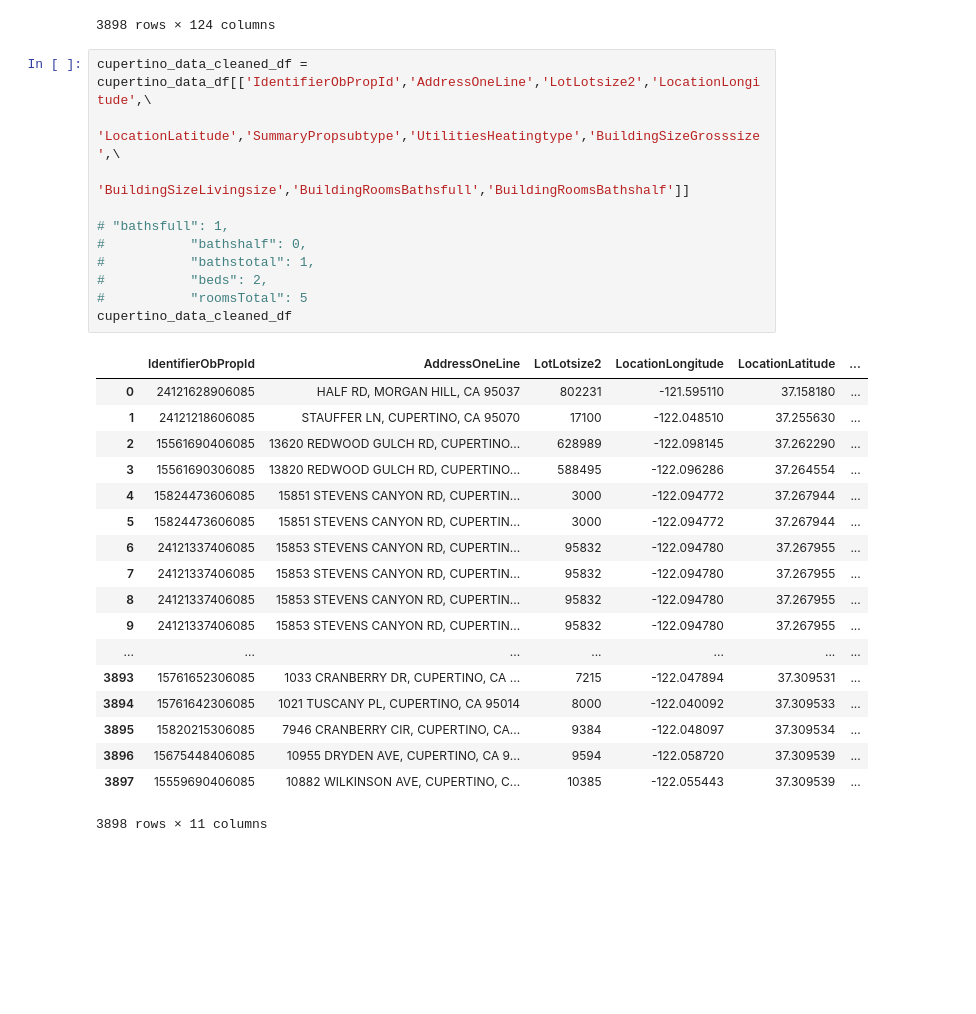
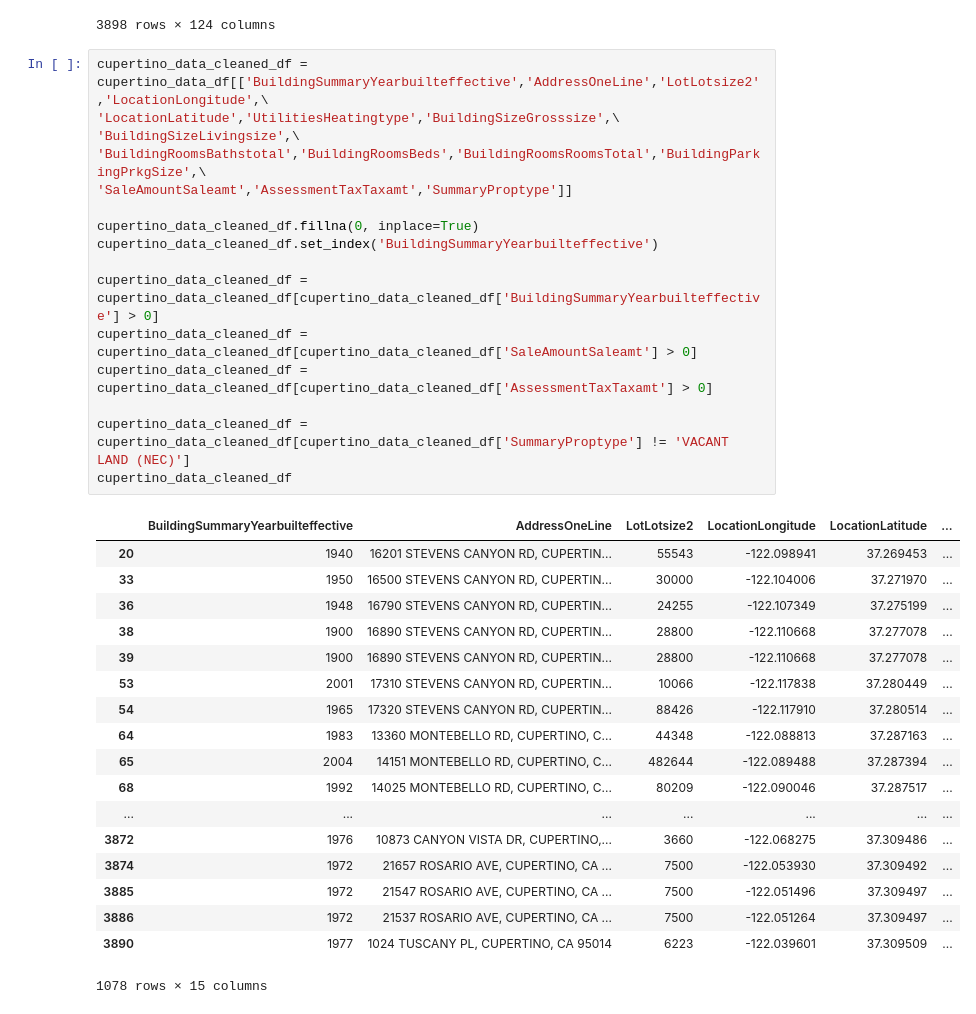
Before and after one commit to MelissaDjohan/Real-Estate-Data-Analysis, a Jupyter notebook: pyconstruction.ipynb, the cells around one changed output. Cells and saved outputs as stored; diff of their text form; blank space fills up the shorter version.

```diff
--- a/pyconstruction.ipynb
+++ b/pyconstruction.ipynb
@@ -43,33 +43,38 @@ cupertino_data_df
 | 3896 | 15675448406085 | 6085 | 35614019 | 35614019 | 156754484 | 123 | ... |
 | 3897 | 15559690406085 | 6085 | 35613060 | 35613060 | 155596904 | 110 | ... |
 3898 rows × 124 columns
-# %%
-cupertino_data_cleaned_df = cupertino_data_df[['IdentifierObPropId','AddressOneLine','LotLotsize2','LocationLongitude',\
-                           'LocationLatitude','SummaryPropsubtype','UtilitiesHeatingtype','BuildingSizeGrosssize',\
-                                               'BuildingSizeLivingsize','BuildingRoomsBathsfull','BuildingRoomsBathshalf']]
-
-# "bathsfull": 1,
-#           "bathshalf": 0,
-#           "bathstotal": 1,
-#           "beds": 2,
-#           "roomsTotal": 5
-cupertino_data_cleaned_df
-# %% [output]
-|  | IdentifierObPropId | AddressOneLine | LotLotsize2 | LocationLongitude | LocationLatitude | ... |
-| 0 | 24121628906085 | HALF RD, MORGAN HILL, CA 95037 | 802231 | -121.595110 | 37.158180 | ... |
-| 1 | 24121218606085 | STAUFFER LN, CUPERTINO, CA 95070 | 17100 | -122.048510 | 37.255630 | ... |
-| 2 | 15561690406085 | 13620 REDWOOD GULCH RD, CUPERTINO... | 628989 | -122.098145 | 37.262290 | ... |
-| 3 | 15561690306085 | 13820 REDWOOD GULCH RD, CUPERTINO... | 588495 | -122.096286 | 37.264554 | ... |
-| 4 | 15824473606085 | 15851 STEVENS CANYON RD, CUPERTIN... | 3000 | -122.094772 | 37.267944 | ... |
-| 5 | 15824473606085 | 15851 STEVENS CANYON RD, CUPERTIN... | 3000 | -122.094772 | 37.267944 | ... |
-| 6 | 24121337406085 | 15853 STEVENS CANYON RD, CUPERTIN... | 95832 | -122.094780 | 37.267955 | ... |
-| 7 | 24121337406085 | 15853 STEVENS CANYON RD, CUPERTIN... | 95832 | -122.094780 | 37.267955 | ... |
-| 8 | 24121337406085 | 15853 STEVENS CANYON RD, CUPERTIN... | 95832 | -122.094780 | 37.267955 | ... |
-| 9 | 24121337406085 | 15853 STEVENS CANYON RD, CUPERTIN... | 95832 | -122.094780 | 37.267955 | ... |
-| ... | ... | ... | ... | ... | ... | ... |
-| 3893 | 15761652306085 | 1033 CRANBERRY DR, CUPERTINO, CA ... | 7215 | -122.047894 | 37.309531 | ... |
-| 3894 | 15761642306085 | 1021 TUSCANY PL, CUPERTINO, CA 95014 | 8000 | -122.040092 | 37.309533 | ... |
-| 3895 | 15820215306085 | 7946 CRANBERRY CIR, CUPERTINO, CA... | 9384 | -122.048097 | 37.309534 | ... |
-| 3896 | 15675448406085 | 10955 DRYDEN AVE, CUPERTINO, CA 9... | 9594 | -122.058720 | 37.309539 | ... |
-| 3897 | 15559690406085 | 10882 WILKINSON AVE, CUPERTINO, C... | 10385 | -122.055443 | 37.309539 | ... |
-3898 rows × 11 columns
+# %%
+cupertino_data_cleaned_df = cupertino_data_df[['BuildingSummaryYearbuilteffective','AddressOneLine','LotLotsize2','LocationLongitude',\
+'LocationLatitude','UtilitiesHeatingtype','BuildingSizeGrosssize',\
+'BuildingSizeLivingsize',\
+'BuildingRoomsBathstotal','BuildingRoomsBeds','BuildingRoomsRoomsTotal','BuildingParkingPrkgSize',\
+'SaleAmountSaleamt','AssessmentTaxTaxamt','SummaryProptype']]
+
+cupertino_data_cleaned_df.fillna(0, inplace=True)
+cupertino_data_cleaned_df.set_index('BuildingSummaryYearbuilteffective')
+
+cupertino_data_cleaned_df = cupertino_data_cleaned_df[cupertino_data_cleaned_df['BuildingSummaryYearbuilteffective'] > 0]
+cupertino_data_cleaned_df = cupertino_data_cleaned_df[cupertino_data_cleaned_df['SaleAmountSaleamt'] > 0]
+cupertino_data_cleaned_df = cupertino_data_cleaned_df[cupertino_data_cleaned_df['AssessmentTaxTaxamt'] > 0]
+
+cupertino_data_cleaned_df = cupertino_data_cleaned_df[cupertino_data_cleaned_df['SummaryProptype'] != 'VACANT LAND (NEC)']
+cupertino_data_cleaned_df
+# %% [output]
+|  | BuildingSummaryYearbuilteffective | AddressOneLine | LotLotsize2 | LocationLongitude | LocationLatitude | ... |
+| 20 | 1940 | 16201 STEVENS CANYON RD, CUPERTIN... | 55543 | -122.098941 | 37.269453 | ... |
+| 33 | 1950 | 16500 STEVENS CANYON RD, CUPERTIN... | 30000 | -122.104006 | 37.271970 | ... |
+| 36 | 1948 | 16790 STEVENS CANYON RD, CUPERTIN... | 24255 | -122.107349 | 37.275199 | ... |
+| 38 | 1900 | 16890 STEVENS CANYON RD, CUPERTIN... | 28800 | -122.110668 | 37.277078 | ... |
+| 39 | 1900 | 16890 STEVENS CANYON RD, CUPERTIN... | 28800 | -122.110668 | 37.277078 | ... |
+| 53 | 2001 | 17310 STEVENS CANYON RD, CUPERTIN... | 10066 | -122.117838 | 37.280449 | ... |
+| 54 | 1965 | 17320 STEVENS CANYON RD, CUPERTIN... | 88426 | -122.117910 | 37.280514 | ... |
+| 64 | 1983 | 13360 MONTEBELLO RD, CUPERTINO, C... | 44348 | -122.088813 | 37.287163 | ... |
+| 65 | 2004 | 14151 MONTEBELLO RD, CUPERTINO, C... | 482644 | -122.089488 | 37.287394 | ... |
+| 68 | 1992 | 14025 MONTEBELLO RD, CUPERTINO, C... | 80209 | -122.090046 | 37.287517 | ... |
+| ... | ... | ... | ... | ... | ... | ... |
+| 3872 | 1976 | 10873 CANYON VISTA DR, CUPERTINO,... | 3660 | -122.068275 | 37.309486 | ... |
+| 3874 | 1972 | 21657 ROSARIO AVE, CUPERTINO, CA ... | 7500 | -122.053930 | 37.309492 | ... |
+| 3885 | 1972 | 21547 ROSARIO AVE, CUPERTINO, CA ... | 7500 | -122.051496 | 37.309497 | ... |
+| 3886 | 1972 | 21537 ROSARIO AVE, CUPERTINO, CA ... | 7500 | -122.051264 | 37.309497 | ... |
+| 3890 | 1977 | 1024 TUSCANY PL, CUPERTINO, CA 95014 | 6223 | -122.039601 | 37.309509 | ... |
+1078 rows × 15 columns
```
Also changed, not shown: parts of 2 cells of this notebook.
